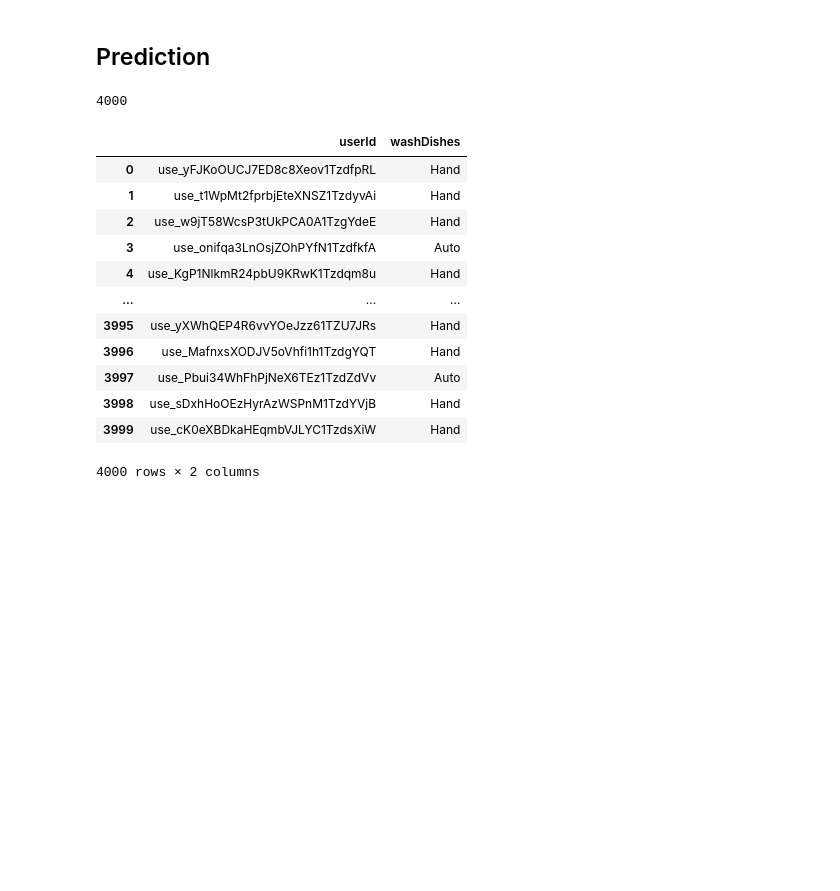
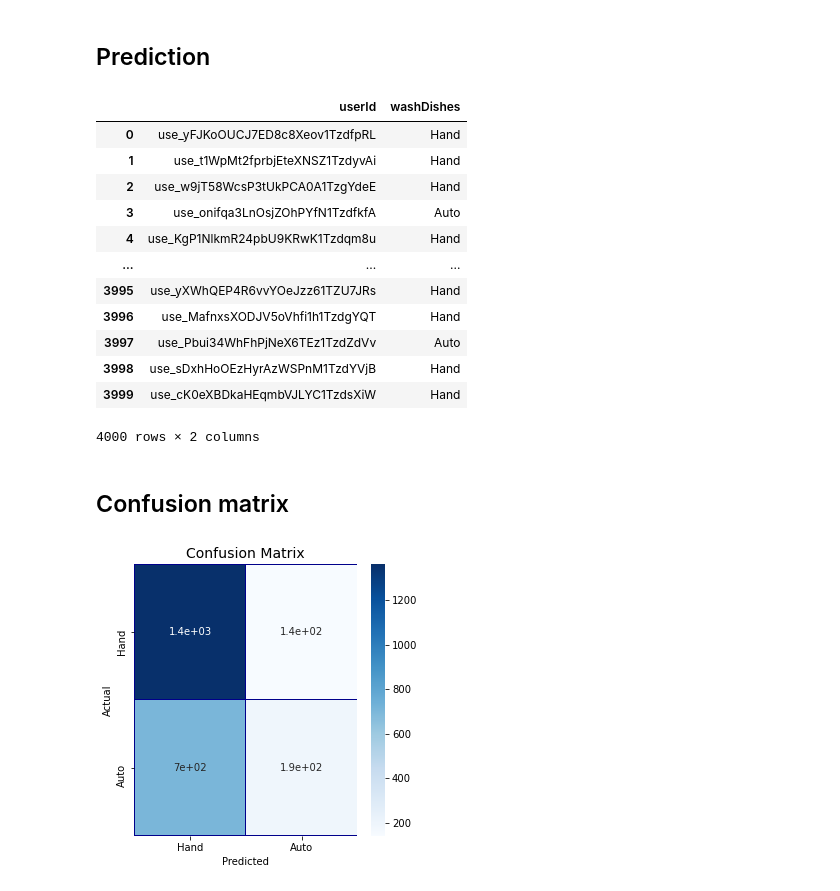
Before and after one commit to Garfield1002/ST4, a Jupyter notebook: Models/LogisticregressionAlgorithm.ipynb, the cells around one changed output. Drawn from its saved outputs; the diff is of its cells as text; code cells hidden in the pictures; blank space fills up the shorter version.

```diff
--- a/Models/LogisticregressionAlgorithm.ipynb
+++ b/Models/LogisticregressionAlgorithm.ipynb
@@ -100,23 +102,39 @@ Test Accuracy 64.79%
 # %%
 #Predicting, and exporting to csv to make a submission
 y_pred = lr.predict(rf) #the prediction
-print(len(y_pred))
 sol['washDishes'] = y_pred
 sol["washDishes"] = sol["washDishes"].apply(lambda e: 'Auto' if e == 1 else 'Hand') #replacing the -1 and 1 with the original values
 sol.to_csv('../data/lrsolution.csv', index=False) #exporting to csv without the index
 sol #checking the output
 # %% [output]
+|  | userId | washDishes |
+| 0 | use_yFJKoOUCJ7ED8c8Xeov1TzdfpRL | Hand |
+| 1 | use_t1WpMt2fprbjEteXNSZ1TzdyvAi | Hand |
+| 2 | use_w9jT58WcsP3tUkPCA0A1TzgYdeE | Hand |
+| 3 | use_onifqa3LnOsjZOhPYfN1TzdfkfA | Auto |
+| 4 | use_KgP1NlkmR24pbU9KRwK1Tzdqm8u | Hand |
+| ... | ... | ... |
+| 3995 | use_yXWhQEP4R6vvYOeJzz61TZU7JRs | Hand |
+| 3996 | use_MafnxsXODJV5oVhfi1h1TzdgYQT | Hand |
+| 3997 | use_Pbui34WhFhPjNeX6TEz1TzdZdVv | Auto |
+| 3998 | use_sDxhHoOEzHyrAzWSPnM1TzdYVjB | Hand |
+| 3999 | use_cK0eXBDkaHEqmbVJLYC1TzdsXiW | Hand |
-4000
+4000 rows × 2 columns
-|  | userId | washDishes |
-| 0 | use_yFJKoOUCJ7ED8c8Xeov1TzdfpRL | Hand |
-| 1 | use_t1WpMt2fprbjEteXNSZ1TzdyvAi | Hand |
-| 2 | use_w9jT58WcsP3tUkPCA0A1TzgYdeE | Hand |
-| 3 | use_onifqa3LnOsjZOhPYfN1TzdfkfA | Auto |
-| 4 | use_KgP1NlkmR24pbU9KRwK1Tzdqm8u | Hand |
-| ... | ... | ... |
-| 3995 | use_yXWhQEP4R6vvYOeJzz61TZU7JRs | Hand |
-| 3996 | use_MafnxsXODJV5oVhfi1h1TzdgYQT | Hand |
-| 3997 | use_Pbui34WhFhPjNeX6TEz1TzdZdVv | Auto |
-| 3998 | use_sDxhHoOEzHyrAzWSPnM1TzdYVjB | Hand |
-| 3999 | use_cK0eXBDkaHEqmbVJLYC1TzdsXiW | Hand |
-4000 rows × 2 columns
+# %% [markdown]
+## Confusion matrix
+# %%
+preds=lr.predict(x_test)
+def plot_confusion_matrix():
+    cm = pd.crosstab(y_test, preds, rownames=['Actual'], colnames=['Predicted'])
+    fig, (ax1) = plt.subplots(ncols=1, figsize=(5,5))
+    sns.heatmap(cm,
+                xticklabels=['Hand', 'Auto'],
+                yticklabels=['Hand', 'Auto'],
+                annot=True,ax=ax1,
+                linewidths=.2,linecolor="Darkblue", cmap="Blues")
+    plt.title('Confusion Matrix', fontsize=14)
+    plt.show()
+
+plot_confusion_matrix()
+# %% [output]
+[figure, added]
```
Also changed, not shown: parts of 1 cell of this notebook, 7 other files.
